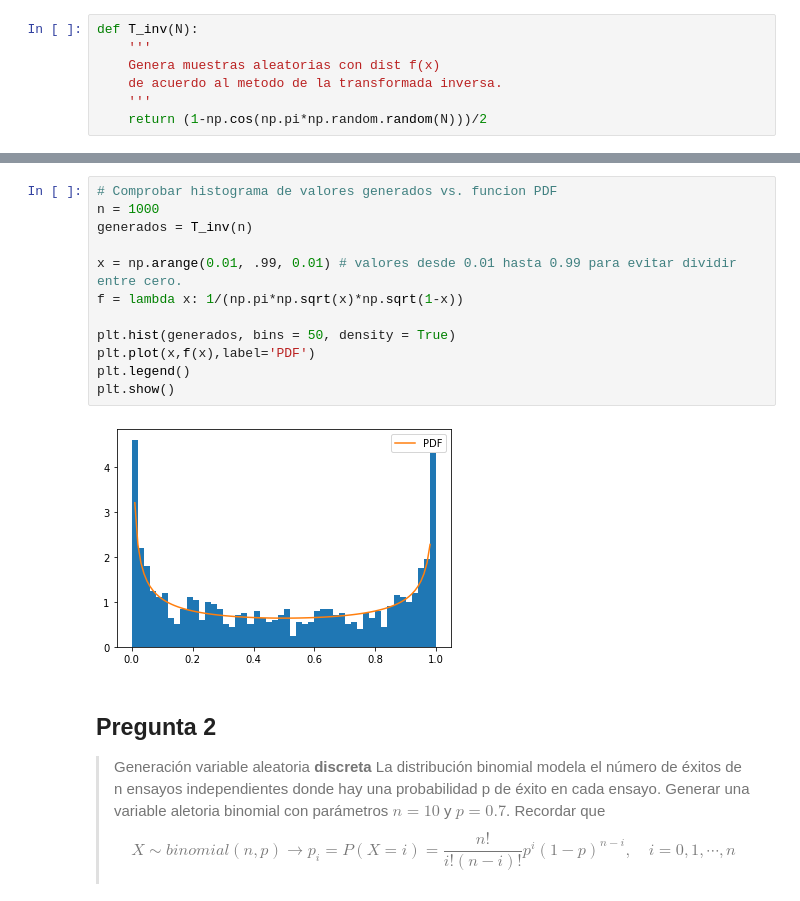
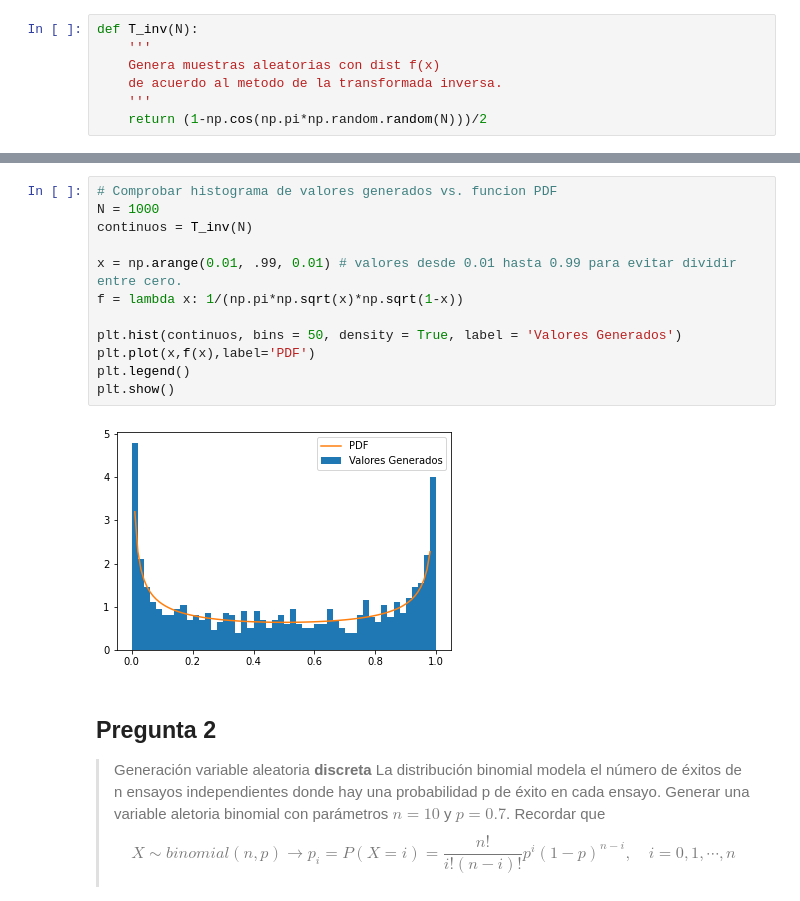
Before and after one commit to AndresLaresBarragan/Tarea5_ALares, a Jupyter notebook: Tarea5_ALares.ipynb, the cells around one changed output, grey strips where cells are left out. Cells and saved outputs as stored; diff of their text form.

```diff
--- a/Tarea5_ALares.ipynb
+++ b/Tarea5_ALares.ipynb
@@ -50,18 +49,18 @@ $$f(x) = \frac{dF}{dx} = \frac{1}{\pi \sqrt{x} \sqrt{1-x}} $$
 </span>
 # %%
 # Comprobar histograma de valores generados vs. funcion PDF
-n = 1000
-generados = T_inv(n)
+N = 1000
+continuos = T_inv(N)
 
 x = np.arange(0.01, .99, 0.01) # valores desde 0.01 hasta 0.99 para evitar dividir entre cero.
 f = lambda x: 1/(np.pi*np.sqrt(x)*np.sqrt(1-x))
 
-plt.hist(generados, bins = 50, density = True)
+plt.hist(continuos, bins = 50, density = True, label = 'Valores Generados')
 plt.plot(x,f(x),label='PDF')
 plt.legend()
 plt.show()
 # %% [output]
-[figure, old version]
+[figure, new version]
 # %% [markdown]
 ## Pregunta 2
 
```
Also changed, not shown: parts of 15 cells of this notebook.
